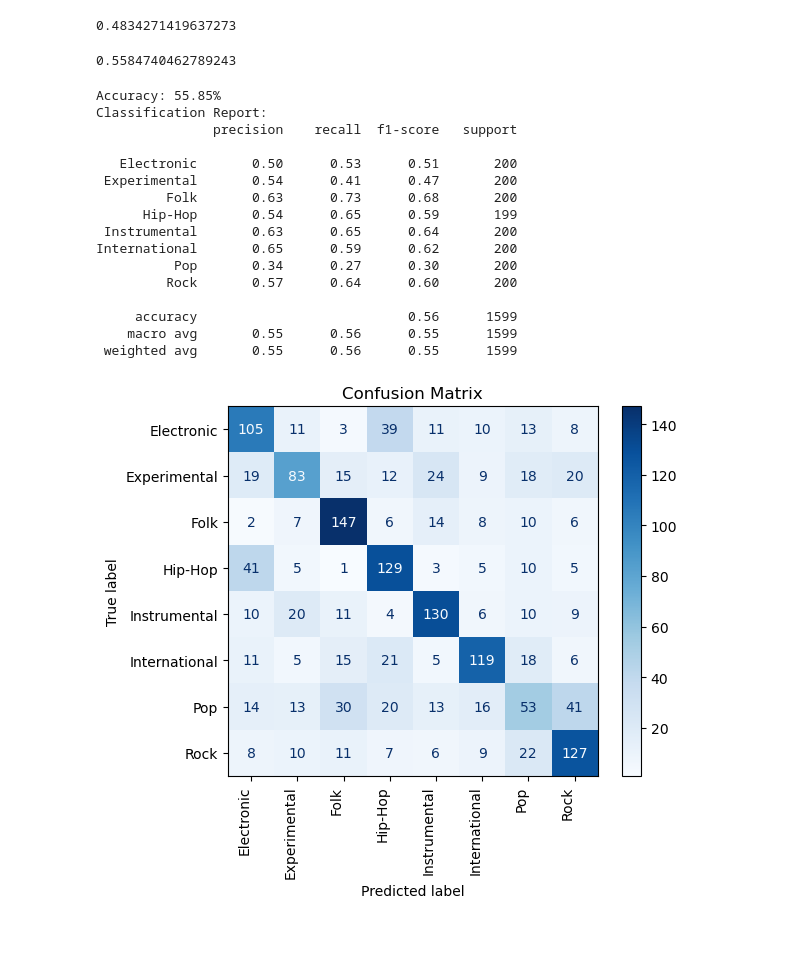
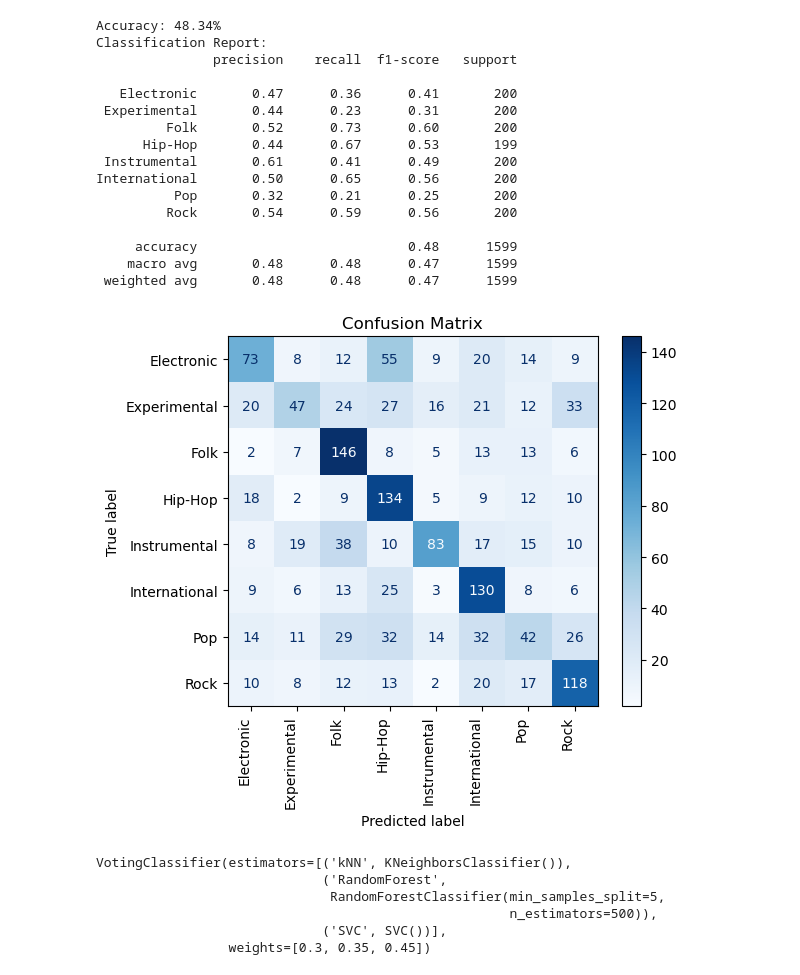
Before and after one commit to hishamad/Music-Genre-Classification, a Jupyter notebook: allmodels.ipynb, the cells around one changed output. Saved outputs shown, nothing was run; the diff lists cells and outputs as text; code cells hidden in the pictures; blank space fills up the shorter version.

```diff
--- a/allmodels.ipynb
+++ b/allmodels.ipynb
@@ -65,60 +90,38 @@ SVC_score
 # %%
 clf  = KNeighborsClassifier(n_neighbors=5)
 clf.fit(X_train, y_train)
-KNN_score = clf.score(X_test, y_test)
-KNN_score
+y_pred  = predict(model=clf, X_test=X_test,y_test=y_test)
+confusion_matrix_plot(y_test=y_test,y_pred=y_pred)
 # %% [output]
-0.4834271419637273
+Accuracy: 48.34%
+Classification Report:
+               precision    recall  f1-score   support
+
+   Electronic       0.47      0.36      0.41       200
+ Experimental       0.44      0.23      0.31       200
+         Folk       0.52      0.73      0.60       200
+      Hip-Hop       0.44      0.67      0.53       199
+ Instrumental       0.61      0.41      0.49       200
+International       0.50      0.65      0.56       200
+          Pop       0.32      0.21      0.25       200
+         Rock       0.54      0.59      0.56       200
+
+     accuracy                           0.48      1599
+    macro avg       0.48      0.48      0.47      1599
+ weighted avg       0.48      0.48      0.47      1599
+[figure, added]
 # %%
 #The final model => 3 algortims
-t_score = KNN_score + SVC_score + RF_score
 KNN= KNeighborsClassifier(n_neighbors=5)
 RF = RandomForestClassifier(n_estimators=500, min_samples_split=5, min_samples_leaf=1, bootstrap=True)
 SVC_RBF = SVC(kernel='rbf')
-
 model = VotingClassifier(estimators=[
         ('kNN', KNN),('RandomForest', RF),('SVC', SVC_RBF)], voting='hard' , weights=[0.3, 0.35,0.45 ])
 model.fit(X_train, y_train)
-score = model.score(X_test, y_test)
-score
 # %% [output]
-0.5584740462789243
+VotingClassifier(estimators=[('kNN', KNeighborsClassifier()),
+                             ('RandomForest',
+                              RandomForestClassifier(min_samples_split=5,
+                                                     n_estimators=500)),
+                             ('SVC', SVC())],
+                 weights=[0.3, 0.35, 0.45])
-# %%
-# Make predictions on the test set
-y_pred = model.predict(X_test)
-
-# Evaluate the model
-accuracy = accuracy_score(y_test, y_pred)
-print(f"Accuracy: {accuracy * 100:.2f}%")
-print("Classification Report:")
-print(classification_report(y_test, y_pred))
-# %% [output]
-Accuracy: 55.85%
-Classification Report:
-               precision    recall  f1-score   support
-
-   Electronic       0.50      0.53      0.51       200
- Experimental       0.54      0.41      0.47       200
-         Folk       0.63      0.73      0.68       200
-      Hip-Hop       0.54      0.65      0.59       199
- Instrumental       0.63      0.65      0.64       200
-International       0.65      0.59      0.62       200
-          Pop       0.34      0.27      0.30       200
-         Rock       0.57      0.64      0.60       200
-
-     accuracy                           0.56      1599
-    macro avg       0.55      0.56      0.55      1599
- weighted avg       0.55      0.56      0.55      1599
-# %%
-from sklearn.metrics import confusion_matrix, ConfusionMatrixDisplay
-import matplotlib.pyplot as plt
-
-conf_matrix = confusion_matrix(y_test, y_pred)
-class_names = ['Electronic', 'Experimental', 'Folk', 'Hip-Hop', 'Instrumental', 'International',  'Pop', 'Rock']
-disp = ConfusionMatrixDisplay(confusion_matrix=conf_matrix, display_labels=class_names)
-disp.plot(cmap=plt.cm.Blues)
-plt.xticks(rotation=90, ha='right')
-plt.title("Confusion Matrix")
-plt.show()
-# %% [output]
-[figure, removed]
```
Also changed, not shown: parts of 8 cells of this notebook.
